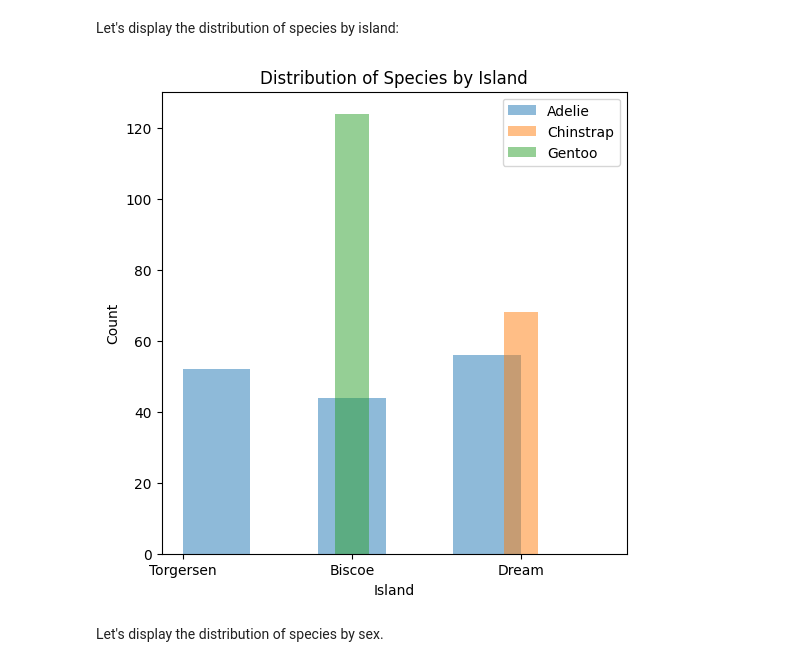
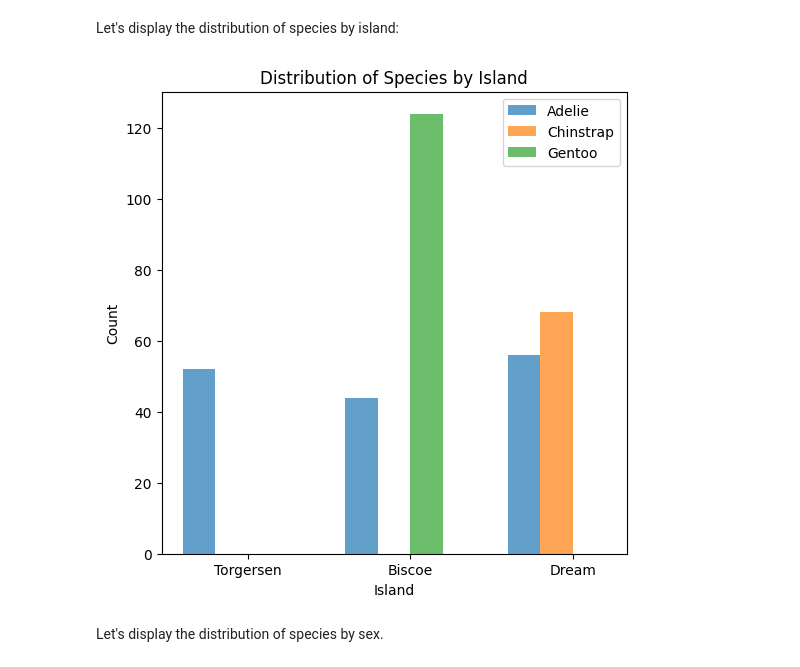
Before and after one commit to tresper/ml.school, a Jupyter notebook: program/cohort_R2.ipynb, the cells around one changed output. Drawn from its saved outputs; the diff is of its cells as text; code cells hidden in the pictures.

```diff
--- a/program/cohort_R2.ipynb
+++ b/program/cohort_R2.ipynb
@@ -346,20 +386,46 @@ Here are three examples of what we get from interpreting the correlation matrix
 3. Penguins with longer culmens tend to have longer flippers.
 # %% [markdown]
 Let's display the distribution of species by island:
-# %%
-unique_species = penguins["species"].unique()
-
-fig, ax = plt.subplots(figsize=(6, 6))
-for species in unique_species:
-    data = penguins[penguins["species"] == species]
-    ax.hist(data["island"], bins=5, alpha=0.5, label=species)
-
-ax.set_xlabel("Island")
-ax.set_ylabel("Count")
-ax.set_title("Distribution of Species by Island")
-ax.legend()
-plt.show()
-# %% [output]
-[figure, removed]
+# %%
+unique_species = penguins["species"].unique()
+
+# Set up the figure and axis
+fig, ax = plt.subplots(figsize=(6, 6))
+
+# Plot a bar chart with groups for each island
+islands = penguins["island"].unique()
+bar_width = 0.2  # Width of the bars
+
+# Define the positions for the bars
+positions = range(len(islands))    # range(0, 3)
+
+# Iterate over the species and plot bars for each one
+for i, species in enumerate(unique_species):
+    data = penguins[penguins["species"] == species]
+    species_counts = data["island"].value_counts()
+    ax.bar(
+        [p + i * bar_width for p in positions],
+        [species_counts.get(island, 0) for island in islands],
+        bar_width,
+        alpha=0.7,
+        label=species
+    )
+
+# Adjust the x-axis ticks and labels
+ax.set_xticks([p + (len(unique_species) / 2) * bar_width for p in positions])
+ax.set_xticklabels(islands)
+
+# Set labels and title
+ax.set_xlabel("Island")
+ax.set_ylabel("Count")
+ax.set_title("Distribution of Species by Island")
+
+# Add a legend
+ax.legend()
+
+# Show the plot
+plt.show()
+# %% [output]
+[figure, added]
 # %% [markdown]
 Let's display the distribution of species by sex.
```
Also changed, not shown: parts of 22 cells of this notebook, 16 other files.
